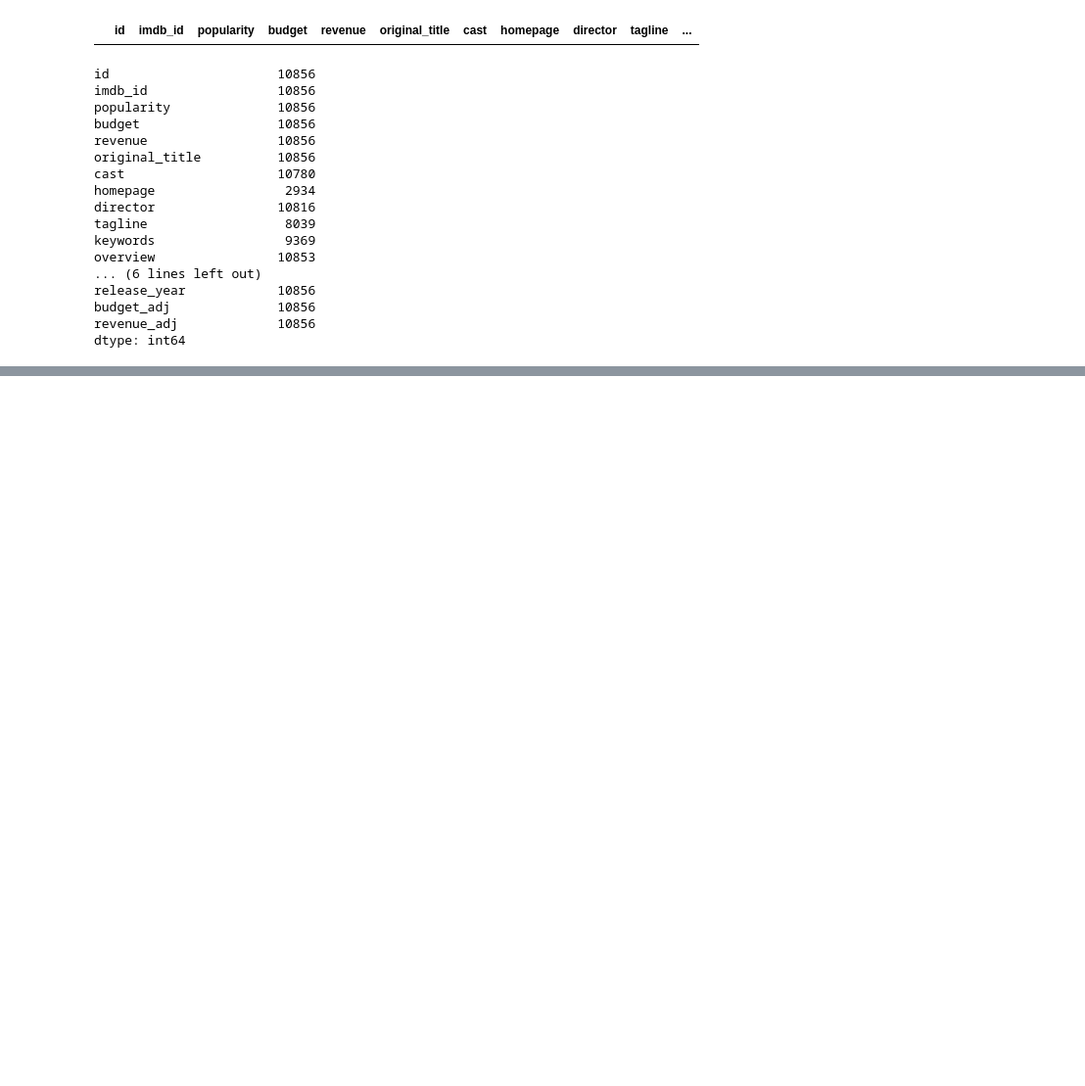
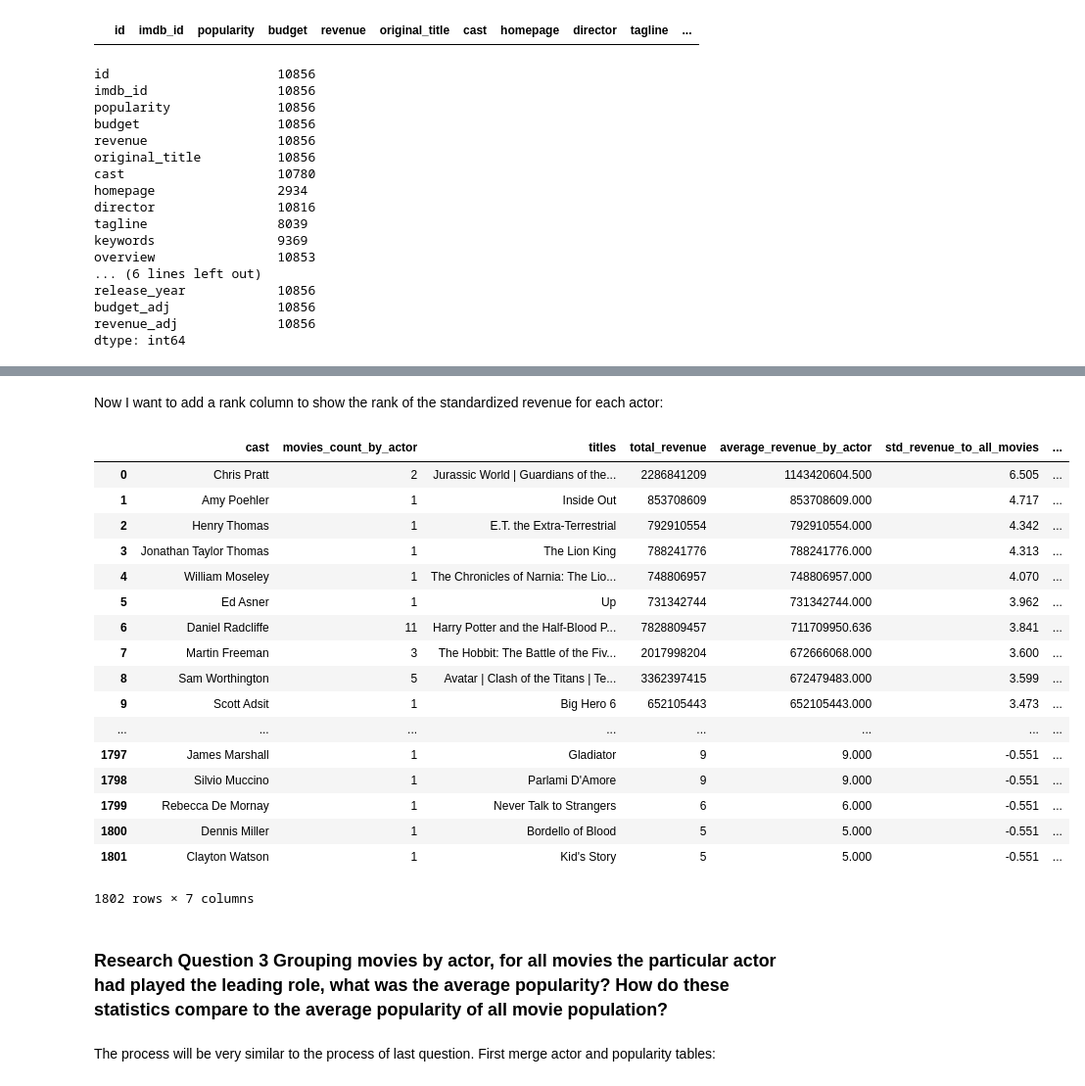
Before and after one commit to arielma/tmdb-movies-dataset-analysis, a Jupyter notebook: Xiaohang_Ma TMDB Movie Data Analysis.ipynb, the cells around one changed output, grey strips where cells are left out. Shown at 98% size. Saved outputs shown, nothing was run; the diff lists cells and outputs as text; code cells hidden in the pictures; blank space fills up the shorter version.

```diff
--- a/Xiaohang_Ma TMDB Movie Data Analysis.ipynb
+++ b/Xiaohang_Ma TMDB Movie Data Analysis.ipynb
@@ -373,0 +515,3 @@ Each dataset contains a subset of columns of the original dataset. I will use th
+# %%
+movies_actor_revenue = table_merge(movies_df_actor, ['imdb_id','cast'], movies_df_revenue, movies_df_revenue.columns, 'imdb_id', 'inner')
+movies_actor_revenue['cast'].value_counts()
@@ -373,0 +538,4 @@ Each dataset contains a subset of columns of the original dataset. I will use th
+# %%
+movies_revenue_by_actor = group(movies_actor_revenue, 'cast', 'revenue')
+movies_revenue_by_actor.rename(columns = {'<lambda>':'titles', 'count':'movies_count_by_actor', 'revenue':'total_revenue'}, inplace = True)
+movies_revenue_by_actor
@@ -373,0 +563,3 @@ Each dataset contains a subset of columns of the original dataset. I will use th
+# %%
+movies_revenue_by_actor['average_revenue_by_actor'] = movies_revenue_by_actor['total_revenue']/movies_revenue_by_actor['movies_count_by_actor']
+movies_revenue_by_actor
@@ -373,0 +587,3 @@ Each dataset contains a subset of columns of the original dataset. I will use th
+# %%
+movies_revenue_by_actor['std_revenue_to_all_movies'] = movies_revenue_by_actor['average_revenue_by_actor'].apply(standardize_revenue)
+movies_revenue_by_actor
@@ -373,0 +609,29 @@ Each dataset contains a subset of columns of the original dataset. I will use th
+# %% [markdown]
+Now I want to add a rank column to show the rank of the standardized revenue for each actor:
+# %%
+movies_revenue_by_actor['rank_by_std_revenue'] = movies_revenue_by_actor['std_revenue_to_all_movies'].rank(method='dense',ascending=False)
+movies_revenue_by_actor.sort_values('rank_by_std_revenue').reset_index(drop=True)
+# %% [output]
+|  | cast | movies_count_by_actor | titles | total_revenue | average_revenue_by_actor | std_revenue_to_all_movies | ... |
+| 0 | Chris Pratt | 2 | Jurassic World | Guardians of the... | 2286841209 | 1143420604.500 | 6.505 | ... |
+| 1 | Amy Poehler | 1 | Inside Out | 853708609 | 853708609.000 | 4.717 | ... |
+| 2 | Henry Thomas | 1 | E.T. the Extra-Terrestrial | 792910554 | 792910554.000 | 4.342 | ... |
+| 3 | Jonathan Taylor Thomas | 1 | The Lion King | 788241776 | 788241776.000 | 4.313 | ... |
+| 4 | William Moseley | 1 | The Chronicles of Narnia: The Lio... | 748806957 | 748806957.000 | 4.070 | ... |
+| 5 | Ed Asner | 1 | Up | 731342744 | 731342744.000 | 3.962 | ... |
+| 6 | Daniel Radcliffe | 11 | Harry Potter and the Half-Blood P... | 7828809457 | 711709950.636 | 3.841 | ... |
+| 7 | Martin Freeman | 3 | The Hobbit: The Battle of the Fiv... | 2017998204 | 672666068.000 | 3.600 | ... |
+| 8 | Sam Worthington | 5 | Avatar | Clash of the Titans | Te... | 3362397415 | 672479483.000 | 3.599 | ... |
+| 9 | Scott Adsit | 1 | Big Hero 6 | 652105443 | 652105443.000 | 3.473 | ... |
+| ... | ... | ... | ... | ... | ... | ... | ... |
+| 1797 | James Marshall | 1 | Gladiator | 9 | 9.000 | -0.551 | ... |
+| 1798 | Silvio Muccino | 1 | Parlami D'Amore | 9 | 9.000 | -0.551 | ... |
+| 1799 | Rebecca De Mornay | 1 | Never Talk to Strangers | 6 | 6.000 | -0.551 | ... |
+| 1800 | Dennis Miller | 1 | Bordello of Blood | 5 | 5.000 | -0.551 | ... |
+| 1801 | Clayton Watson | 1 | Kid's Story | 5 | 5.000 | -0.551 | ... |
+1802 rows × 7 columns
+# %% [markdown]
+### Research Question 3 Grouping movies by actor, for all movies the particular actor had played the leading role, what was the average popularity? How do these statistics compare to the average popularity of all movie population?
+# %% [markdown]
+The process will be very similar to the process of last question.
+First merge actor and popularity tables:
```
Also changed, not shown: parts of 56 cells of this notebook, 1 other file.
